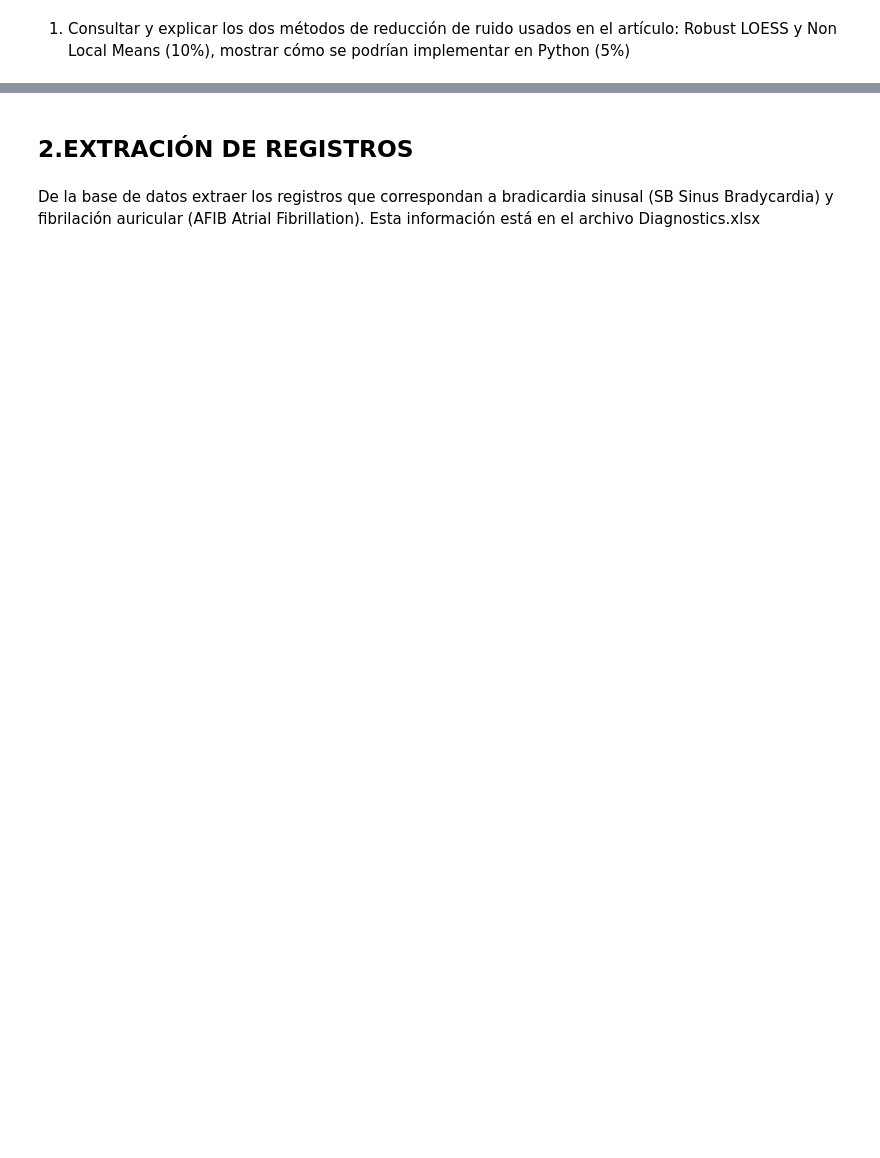
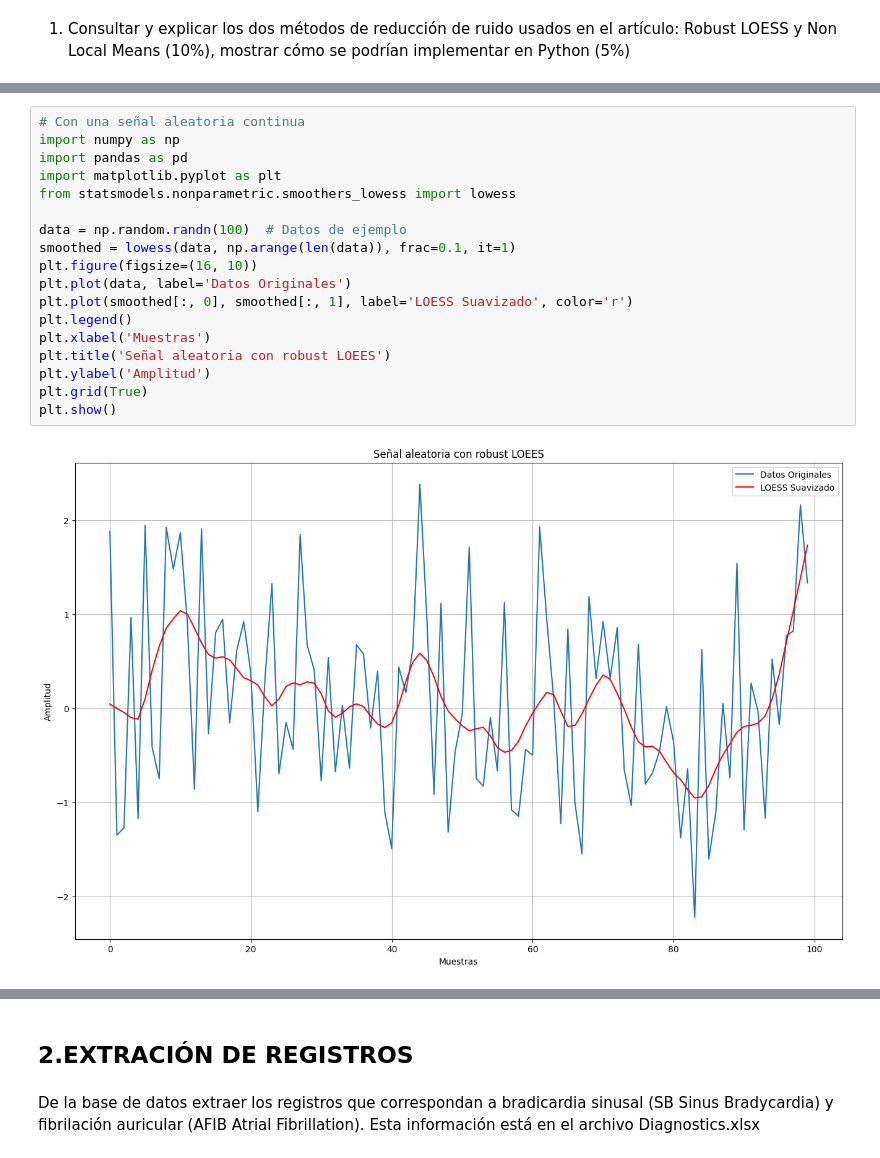
Before and after one commit to juandayo001/Biose-ales_20242, a Jupyter notebook: PROYECTO3.ipynb, the cells around one changed output, grey strips where cells are left out. Saved outputs shown, nothing was run; the diff lists cells and outputs as text; blank space fills up the shorter version.

```diff
--- a/PROYECTO3.ipynb
+++ b/PROYECTO3.ipynb
@@ -10,0 +66,20 @@
+# %%
+# Con una señal aleatoria continua
+import numpy as np
+import pandas as pd
+import matplotlib.pyplot as plt
+from statsmodels.nonparametric.smoothers_lowess import lowess
+
+data = np.random.randn(100)  # Datos de ejemplo
+smoothed = lowess(data, np.arange(len(data)), frac=0.1, it=1)
+plt.figure(figsize=(16, 10))
+plt.plot(data, label='Datos Originales')
+plt.plot(smoothed[:, 0], smoothed[:, 1], label='LOESS Suavizado', color='r')
+plt.legend()
+plt.xlabel('Muestras')
+plt.title('Señal aleatoria con robust LOEES')
+plt.ylabel('Amplitud')
+plt.grid(True)
+plt.show()
+# %% [output]
+[figure, added]
```
Also changed, not shown: parts of 8 cells of this notebook.
